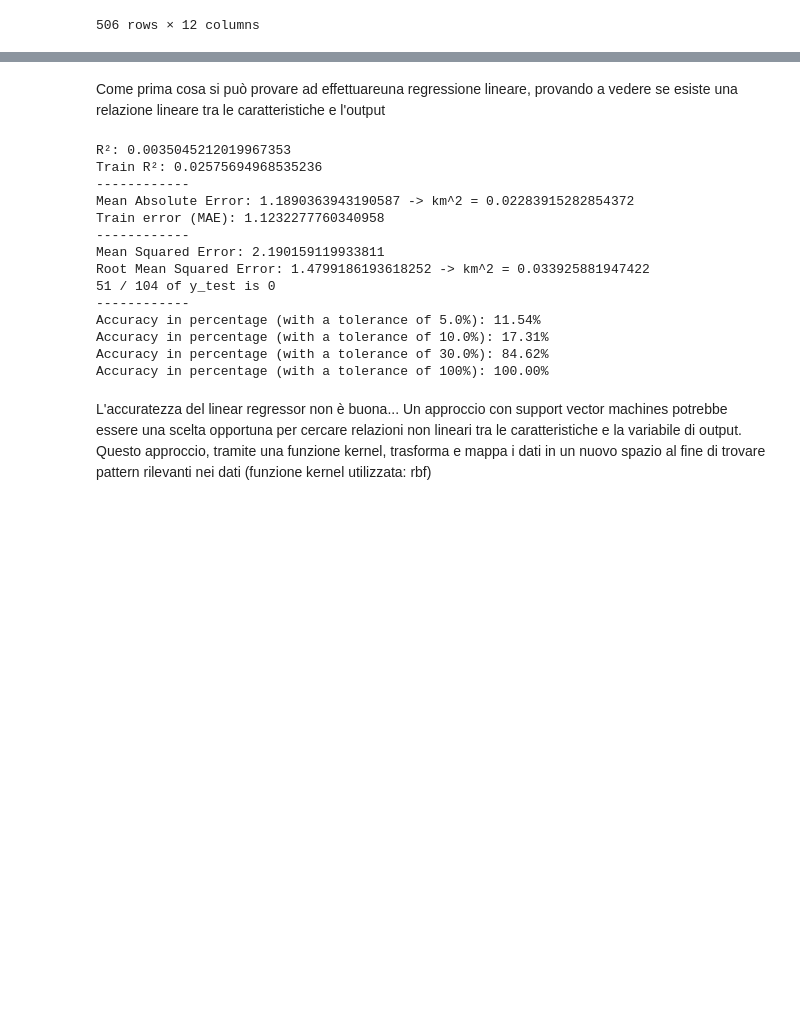
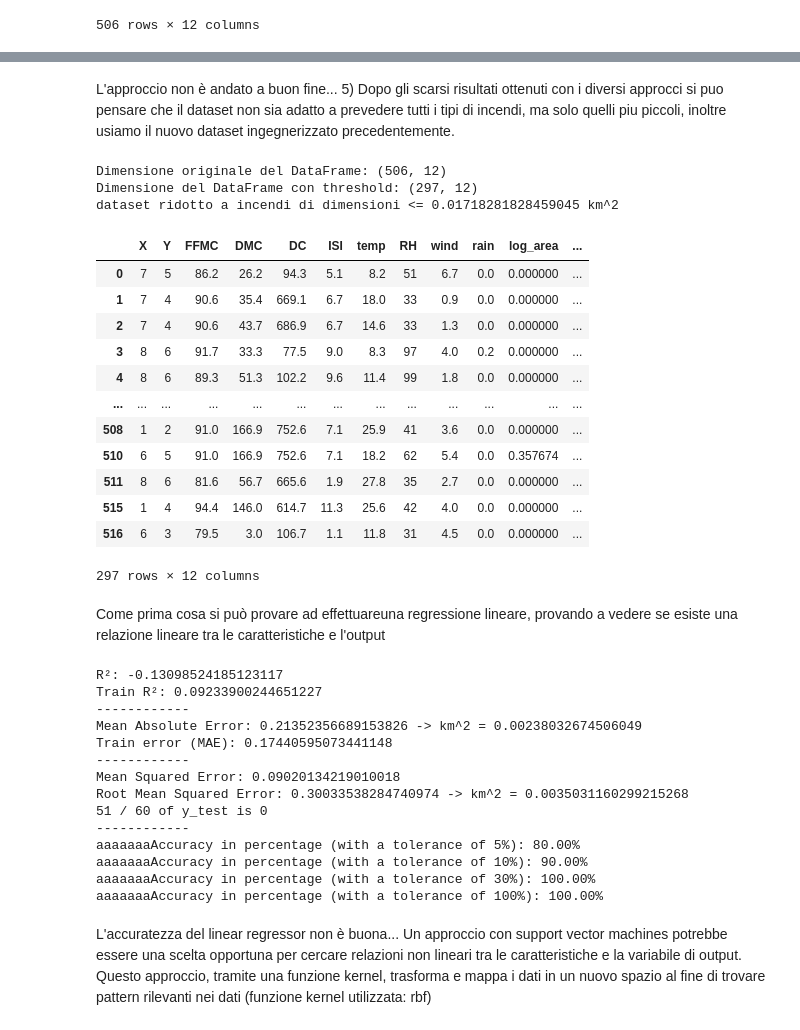
Before and after one commit to aledigirm3/ML-project, a Jupyter notebook: version1.ipynb, the cells around one changed output, grey strips where cells are left out. Cells and saved outputs as stored; diff of their text form; code cells hidden in the pictures; blank space fills up the shorter version.

```diff
--- a/version1.ipynb
+++ b/version1.ipynb
@@ -307,10 +358,44 @@ Dimensione del DataFrame senza outliers: (506, 12)
+# %% [markdown]
+L'approccio non è andato a buon fine...
+5) Dopo gli scarsi risultati ottenuti con i diversi approcci si puo pensare che il dataset non sia adatto a prevedere tutti i tipi di incendi, ma solo quelli piu piccoli, inoltre usiamo il nuovo dataset ingegnerizzato precedentemente.
+# %%
+# Copia del DataFrame originale, per non alterarlo direttamente
+df_new_smallFires = df_clean.copy()
+
+small_fire_threshold = 1.0 # Logaritmico
+
+df_new_smallFires = df_new_smallFires[(df_new_smallFires['log_area'] < small_fire_threshold)]
+
+print(f"Dimensione originale del DataFrame: {df_clean.shape}")
+print(f"Dimensione del DataFrame con threshold: {df_new_smallFires.shape}")
+print(f"dataset ridotto a incendi di dimensioni <= {(np.exp(small_fire_threshold) - 1) / 100} km^2")
+
+
+df_new_smallFires
+# %% [output]
+Dimensione originale del DataFrame: (506, 12)
+Dimensione del DataFrame con threshold: (297, 12)
+dataset ridotto a incendi di dimensioni <= 0.01718281828459045 km^2
+|  | X | Y | FFMC | DMC | DC | ISI | temp | RH | wind | rain | log_area | ... |
+| 0 | 7 | 5 | 86.2 | 26.2 | 94.3 | 5.1 | 8.2 | 51 | 6.7 | 0.0 | 0.000000 | ... |
+| 1 | 7 | 4 | 90.6 | 35.4 | 669.1 | 6.7 | 18.0 | 33 | 0.9 | 0.0 | 0.000000 | ... |
+| 2 | 7 | 4 | 90.6 | 43.7 | 686.9 | 6.7 | 14.6 | 33 | 1.3 | 0.0 | 0.000000 | ... |
+| 3 | 8 | 6 | 91.7 | 33.3 | 77.5 | 9.0 | 8.3 | 97 | 4.0 | 0.2 | 0.000000 | ... |
+| 4 | 8 | 6 | 89.3 | 51.3 | 102.2 | 9.6 | 11.4 | 99 | 1.8 | 0.0 | 0.000000 | ... |
+| ... | ... | ... | ... | ... | ... | ... | ... | ... | ... | ... | ... | ... |
+| 508 | 1 | 2 | 91.0 | 166.9 | 752.6 | 7.1 | 25.9 | 41 | 3.6 | 0.0 | 0.000000 | ... |
+| 510 | 6 | 5 | 91.0 | 166.9 | 752.6 | 7.1 | 18.2 | 62 | 5.4 | 0.0 | 0.357674 | ... |
+| 511 | 8 | 6 | 81.6 | 56.7 | 665.6 | 1.9 | 27.8 | 35 | 2.7 | 0.0 | 0.000000 | ... |
+| 515 | 1 | 4 | 94.4 | 146.0 | 614.7 | 11.3 | 25.6 | 42 | 4.0 | 0.0 | 0.000000 | ... |
+| 516 | 6 | 3 | 79.5 | 3.0 | 106.7 | 1.1 | 11.8 | 31 | 4.5 | 0.0 | 0.000000 | ... |
+297 rows × 12 columns
 # %% [markdown]
 Come prima cosa si può provare ad effettuareuna regressione lineare, provando a vedere se esiste una relazione lineare tra le caratteristiche e l'output
 # %%
 # LINEAR REGRESSOR
 
-X = df_clean.drop(['log_area', 'month_encoded_sin' ], axis=1)  # Features
-y = df_clean['log_area']  # Target
+X = df_new_smallFires.drop(['log_area'], axis=1)  # Features
+y = df_new_smallFires['log_area']  # Target
 
 # Normalizzare variabili numeriche
 scaler = StandardScaler()
@@ -332,20 +417,20 @@ y_train_pred = model.predict(X_train)
 # Valutazione performace
 evaluation.evaluate(y_test, y_pred, y_train, y_train_pred)
 # %% [output]
-R²: 0.0035045212019967353
-Train R²: 0.02575694968535236
+R²: -0.13098524185123117
+Train R²: 0.09233900244651227
 ------------
-Mean Absolute Error: 1.1890363943190587 -> km^2 = 0.02283915282854372
-Train error (MAE): 1.1232277760340958
+Mean Absolute Error: 0.21352356689153826 -> km^2 = 0.00238032674506049
+Train error (MAE): 0.17440595073441148
 ------------
-Mean Squared Error: 2.190159119933811
-Root Mean Squared Error: 1.4799186193618252 -> km^2 = 0.033925881947422
-51 / 104 of y_test is 0
+Mean Squared Error: 0.09020134219010018
+Root Mean Squared Error: 0.30033538284740974 -> km^2 = 0.0035031160299215268
+51 / 60 of y_test is 0
 ------------
-Accuracy in percentage (with a tolerance of 5.0%): 11.54%
-Accuracy in percentage (with a tolerance of 10.0%): 17.31%
-Accuracy in percentage (with a tolerance of 30.0%): 84.62%
-Accuracy in percentage (with a tolerance of 100%): 100.00%
+aaaaaaaAccuracy in percentage (with a tolerance of 5%): 80.00%
+aaaaaaaAccuracy in percentage (with a tolerance of 10%): 90.00%
+aaaaaaaAccuracy in percentage (with a tolerance of 30%): 100.00%
+aaaaaaaAccuracy in percentage (with a tolerance of 100%): 100.00%
 # %% [markdown]
 L'accuratezza del linear regressor non è buona... Un approccio con support vector machines potrebbe essere una scelta opportuna per cercare relazioni non lineari tra le caratteristiche e la variabile di output. Questo approccio, tramite una funzione kernel, trasforma e mappa i dati in un nuovo spazio al fine di trovare pattern rilevanti nei dati (funzione kernel utilizzata: rbf)
 # %%
```
Also changed, not shown: parts of 9 cells of this notebook.
